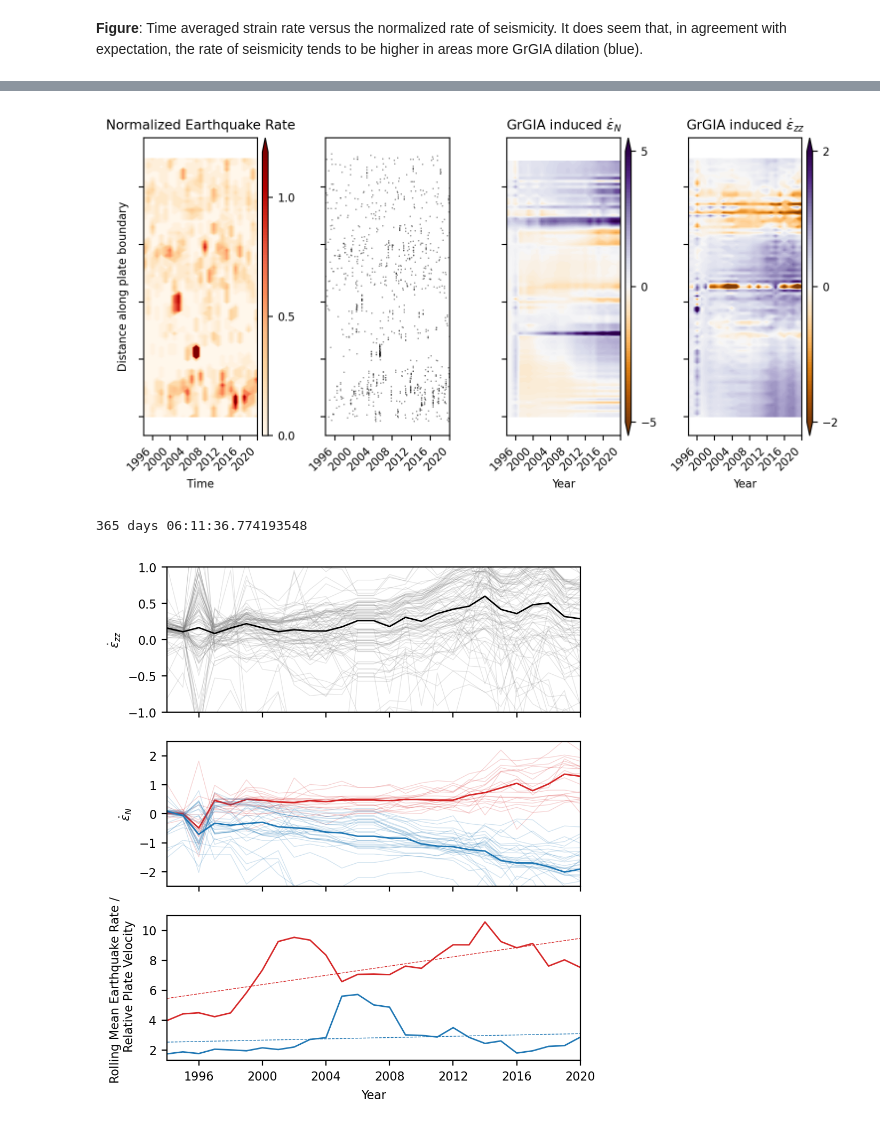
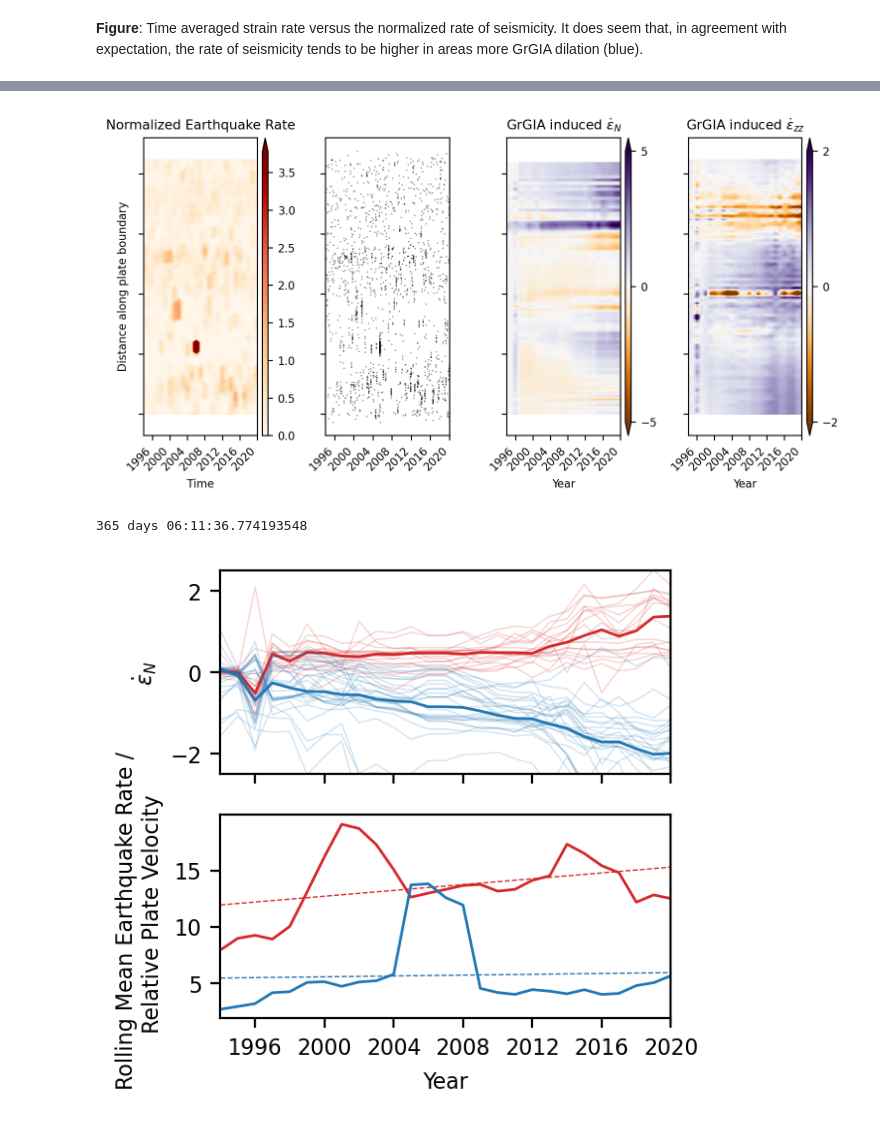
Before and after one commit to keliankaz/GrGIA_seismicity, a Jupyter notebook: gr_gia_seismic_NORTH_ATLANTIC.ipynb, the cells around one changed output, grey strips where cells are left out. Saved outputs shown, nothing was run; the diff lists cells and outputs as text; code cells hidden in the pictures.

```diff
--- a/gr_gia_seismic_NORTH_ATLANTIC.ipynb
+++ b/gr_gia_seismic_NORTH_ATLANTIC.ipynb
@@ -22,4 +27,4 @@ from stat_utils import get_bvalue, get_bpositive, get_clustered_fraction, bootst
 # %%
 font = {"size": 8}
-matplotlib.rc("font", **font)
-matplotlib.rc("figure", dpi=200)
+mpl.rc("font", **font)
+mpl.rc("figure", dpi=200)
@@ -80,22 +90,25 @@ Appl. Sci. 2021, 11(24), 12166; https://doi.org/10.3390/app112412166
 # %% [markdown]
 ## Required Files and Metadata
 # %%
+
 data_dir = "data/"
 
 plate_boundary_metadata = {
     "filename": "plate_boundaries/PB2002_boundaries.shp",
     "boundary": ["NA-EU", "EU-NA"],
+    "step_size": 50000, # meters (the point spacing of the plate boundary)
 }
 
 earthquake_catalog_metadata = {
     "ISC": {
         "filename": "north_atlantic_catalog.csv",
-        "magnitude_cutoff": 4.5,
+        "magnitude_cutoff": 4.0,
         "starttime": "1960-01-01",
         "endtime": "2022-01-01",
         "buffer": 4,
     },
-    "reload": False,
+    "reload": False, # set to false if you want to use the cached catalog
+    "distance_to_plate_boundary_cutoff": 100000,  # meters
 }
 
 earthquake_metadata = earthquake_catalog_metadata["ISC"]  # Option here
@@ -127,7 +140,11 @@ GrGIA_strain_metadata = {
 
 crs = ccrs.NorthPolarStereo()
 
-exclude_iceland = True
+region_metadata = {
+    "bounds": [(-180, 55), (-180, 90), (10, 90), (10, 55), (-180, 55)],
+    "exclude_iceland":True,
+    "iceland_bounds": [(-25, 52), (-25, 68), (-13, 68), (-13, 52), (-25, 52)],
+}
 # %% [markdown]
 ## The north atlantic spreading ridge
 # %%
@@ -713,7 +584,7 @@ def get_data_from_querries(
         k=1,
     )[1]
 
-    return strain.reshape(-1, *strain.shape[-2:])[querried_indices, :, :].squeeze()
+    return dataset.reshape(-1, *dataset.shape[-2:])[querried_indices, :, :].squeeze()
 # %%
 earthquake_time_dt = pd.to_datetime(catalog.time).dt
 strain_at_earthquake_with_time = get_data_from_querries(
@@ -1412,7 +1329,7 @@ max_level = 0.5 * (rate_grid / velocity_grid).max()
 levels = np.linspace((rate_grid / velocity_grid).min(), max_level, 100)
 cf = ax.contourf(
     date_range[1:],
-    np.arange(len(rate_grid)) * PLATE_BOUNDARY_STEP_SIZE/1000,
+    np.arange(len(rate_grid)) * plate_boundary_metadata["step_size"]/1000,
     rate_grid / velocity_grid,
     levels=levels,
     cmap="OrRd",
@@ -1446,7 +1363,7 @@ ax = AX[1+1]
 color_range = [-5, 5]
 im = ax.contourf(
     date_range[1:],
-    np.arange(len(rate_grid) - 1) * PLATE_BOUNDARY_STEP_SIZE/1000,
+    np.arange(len(rate_grid) - 1) * plate_boundary_metadata["step_size"]/1000,
     normal_strain_grid,
     levels=np.linspace(*color_range, 100),
     extend="both",
@@ -1468,7 +1385,7 @@ ax = AX[2+1]
 color_range = [-2, 2]
 im = ax.contourf(
     date_range[1:],
-    np.arange(len(rate_grid)) * PLATE_BOUNDARY_STEP_SIZE/1000,
+    np.arange(len(rate_grid)) * plate_boundary_metadata["step_size"]/1000,
     strain_at_plate_boundary_grid[:, :, 2, 2],
     levels=np.linspace(*color_range, 100),
     extend="both",
@@ -1492,7 +1409,7 @@ ax.set_title(r"GrGIA induced $\dot{\epsilon}_{zz}$")
 
 plt.tight_layout()
 # %% [output]
-[figure, old version]
+[figure, new version]
 # %%
 tshift = 2
 date_range2 = pd.date_range(
@@ -1529,57 +1443,56 @@ rate_grid2 = np.array(rate_grid2).T
 # %% [output]
 365 days 06:11:36.774193548
 # %%
-fig, ax = plt.subplots(3,1,figsize=(5,6), sharex=True)
-ax[0].plot(date_range[1:],strain_at_plate_boundary_grid[:, :, 2, 2].T,lw=0.5,color='grey',alpha=0.2)
-ax[0].plot(date_range[1:],np.median(strain_at_plate_boundary_grid[:, :, 2, 2].T,axis=1),lw=1,color='k')
-ax[0].set_ylim([-1,1])
-ax[0].set_ylabel(r"$\dot{\epsilon}_{zz}$")
-ax[0].autoscale(enable=True, axis='x', tight=True)
+fig, ax = plt.subplots(2,1,figsize=(3,3), sharex=True)
+
 ns_val = 0.25
 ns_df = pd.DataFrame(normal_strain_grid)
 ns_df.columns = date_range[1:]
 pos_ns_df = ns_df.loc[ns_df.mean(axis=1) > ns_val]
 neg_ns_df = ns_df.loc[ns_df.mean(axis=1) < -ns_val]
+ax[0].set_xlim([datetime.datetime(1995,1,1),datetime.datetime(2020,1,1)])
 
 #Flip positive and negative for plotting to match convention
-ax[1].plot(-neg_ns_df.T,lw=0.5,color='C3',alpha=0.2)
-ax[1].plot(-neg_ns_df.median(),lw=1,color='C3')
-ax[1].plot(-pos_ns_df.T,lw=0.5,color='C0',alpha=0.2)
-ax[1].plot(-pos_ns_df.median(),lw=1,color='C0')
-ax[1].set_ylim([-2.5, 2.5])
-ax[1].set_ylabel(r"$\dot{\epsilon}_N$")
-ax[1].autoscale(enable=True, axis='x', tight=True)
+ax[0].plot(-neg_ns_df.T,lw=0.5,color='C3',alpha=0.2)
+ax[0].plot(-neg_ns_df.median(),lw=1,color='C3')
+ax[0].plot(-pos_ns_df.T,lw=0.5,color='C0',alpha=0.2)
+ax[0].plot(-pos_ns_df.median(),lw=1,color='C0')
+ax[0].set_ylim([-2.5, 2.5])
+ax[0].set_ylabel(r"$\dot{\epsilon}_N$")
+ax[0].autoscale(enable=True, axis='x', tight=True)
+
 
 
 rate_df = pd.DataFrame(rate_grid2[:, :], columns=date_range2[1:])
 pv_df = pd.DataFrame(plate_boundary_velocity, index=rate_df.index)
 norm_rate_df = rate_df.div(pv_df.values, axis=0)
 norm_rate_df = norm_rate_df[:-1]
 
 #Calc Rolling Mean
 pos_rate_df = norm_rate_df.loc[ns_df.mean(axis=1) > ns_val]
 pos_rate_df_rm = pos_rate_df.sum().rolling(2*tshift, center=True).mean().iloc[tshift:-tshift]
 neg_rate_df = norm_rate_df.loc[ns_df.mean(axis=1) < ns_val]
 neg_rate_df_rm = neg_rate_df.sum().rolling(2*tshift, center=True).mean().iloc[tshift:-tshift]
 
 #Calc Linear fit
 px, py  =np.arange(len(pos_rate_df_rm)), pos_rate_df_rm.values
 pos_p = np.poly1d(np.polyfit(px, py, 1))
 nx, ny  =np.arange(len(neg_rate_df_rm)), neg_rate_df_rm.values
 neg_p = np.poly1d(np.polyfit(nx, ny, 1))
 
 #Plot EQs
-ax[2].plot(neg_rate_df_rm,lw=1,color='C3')
-ax[2].plot(neg_rate_df_rm.index, neg_p(nx), color='C3', ls='--', lw=0.5)
-ax[2].plot(pos_rate_df_rm,lw=1,color='C0')
-ax[2].plot(pos_rate_df_rm.index, pos_p(px), color='C0', ls='--', lw=0.5)
+ax[1].plot(neg_rate_df_rm,lw=1,color='C3')
+ax[1].plot(neg_rate_df_rm.index, neg_p(nx), color='C3', ls='--', lw=0.5)
+ax[1].plot(pos_rate_df_rm,lw=1,color='C0')
+ax[1].plot(pos_rate_df_rm.index, pos_p(px), color='C0', ls='--', lw=0.5)
 
-ax[2].set_ylabel("Rolling Mean Earthquake Rate / \n Relative Plate Velocity")
-ax[2].set_xlabel("Year")
-ax[2].autoscale(enable=True, axis='x', tight=True)
-# ax[2].set_yscale('log')
+
+ax[1].set_ylabel("Rolling Mean Earthquake Rate / \n Relative Plate Velocity")
+ax[1].set_xlabel("Year")
+ax[1].autoscale(enable=True, axis='x', tight=True)
+# ax[1].set_yscale('log')
 # %% [output]
-[figure, old version]
+[figure, new version]
 # %%
 fig, ax = plt.subplots(1,1,sharex=True,figsize=(4,4))
 
```
Also changed, not shown: parts of 38 cells of this notebook.
